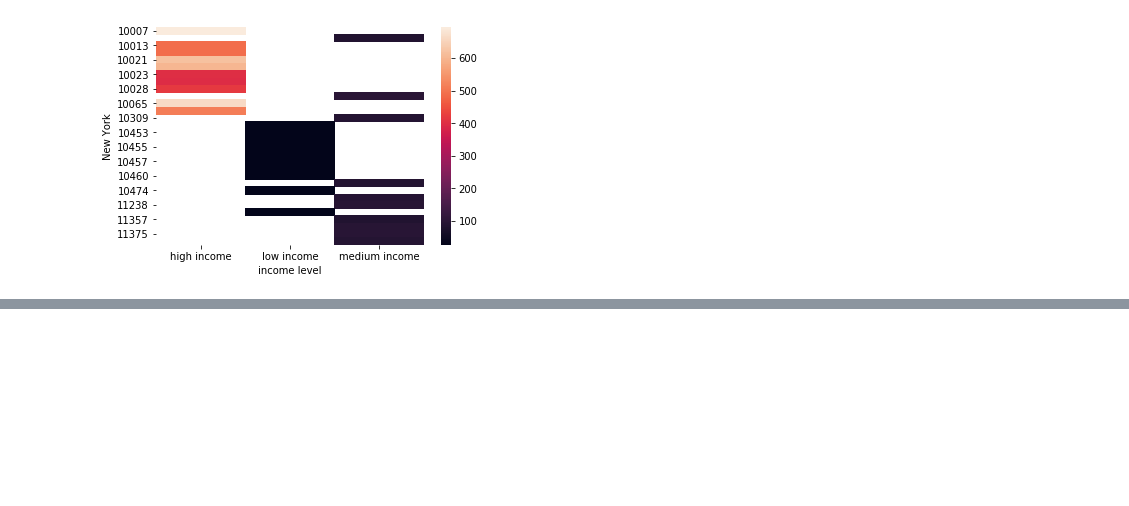
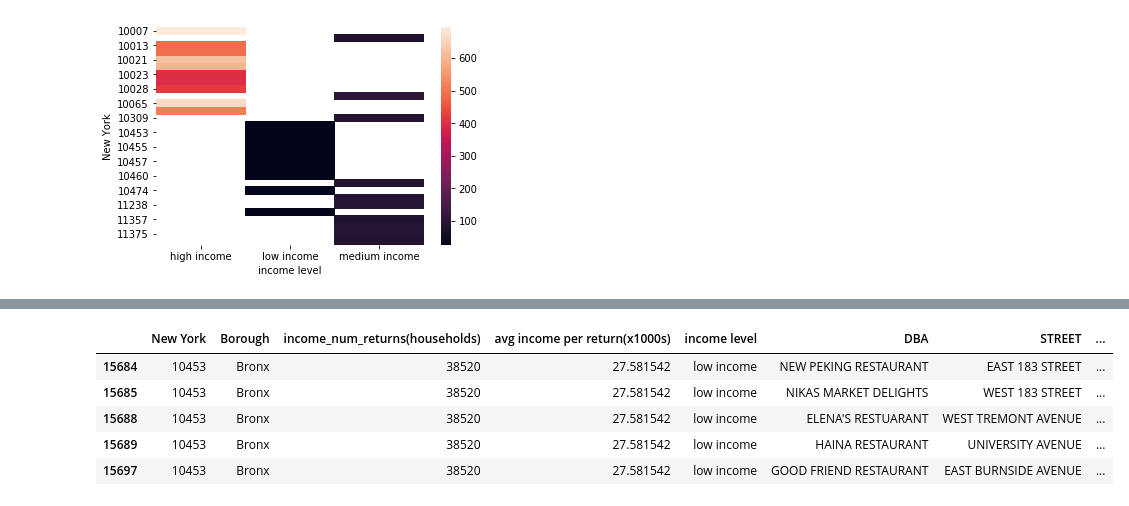
Before and after one commit to natyrrr/NYC-Restaurant-Analysis, a Jupyter notebook: pre-restaurants.ipynb, the cells around one changed output, grey strips where cells are left out. Cells and saved outputs as stored; diff of their text form; code cells hidden in the pictures; blank space fills up the shorter version.

```diff
--- a/pre-restaurants.ipynb
+++ b/pre-restaurants.ipynb
@@ -157,3 +160,12 @@ bars
 [interactive output not drawn]
 # %%
 Pre_restaurants.to_csv("Pre_restaurants.csv")
+# %%
+Pre_restaurants.tail()
+# %% [output]
+|  | New York | Borough | income_num_returns(households) | avg income per return(x1000s) | income level | DBA | STREET | ... |
+| 15684 | 10453 | Bronx | 38520 | 27.581542 | low income | NEW PEKING RESTAURANT | EAST 183 STREET | ... |
+| 15685 | 10453 | Bronx | 38520 | 27.581542 | low income | NIKAS MARKET DELIGHTS | WEST 183 STREET | ... |
+| 15688 | 10453 | Bronx | 38520 | 27.581542 | low income | ELENA'S RESTUARANT | WEST TREMONT AVENUE | ... |
+| 15689 | 10453 | Bronx | 38520 | 27.581542 | low income | HAINA RESTAURANT | UNIVERSITY AVENUE | ... |
+| 15697 | 10453 | Bronx | 38520 | 27.581542 | low income | GOOD FRIEND RESTAURANT | EAST BURNSIDE AVENUE | ... |
```
Also changed, not shown: parts of 1 cell of this notebook, 1 other file.
